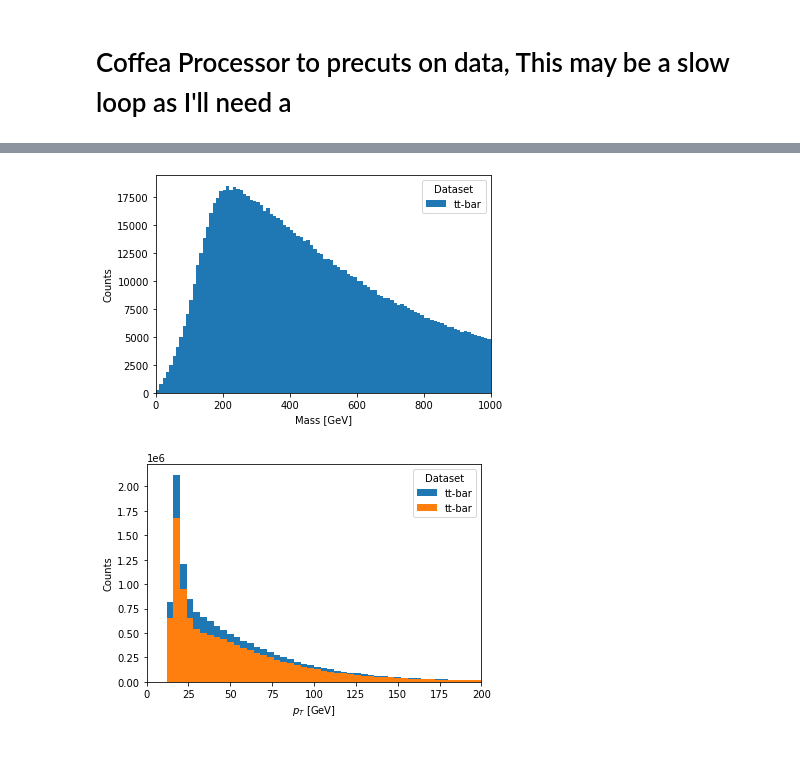
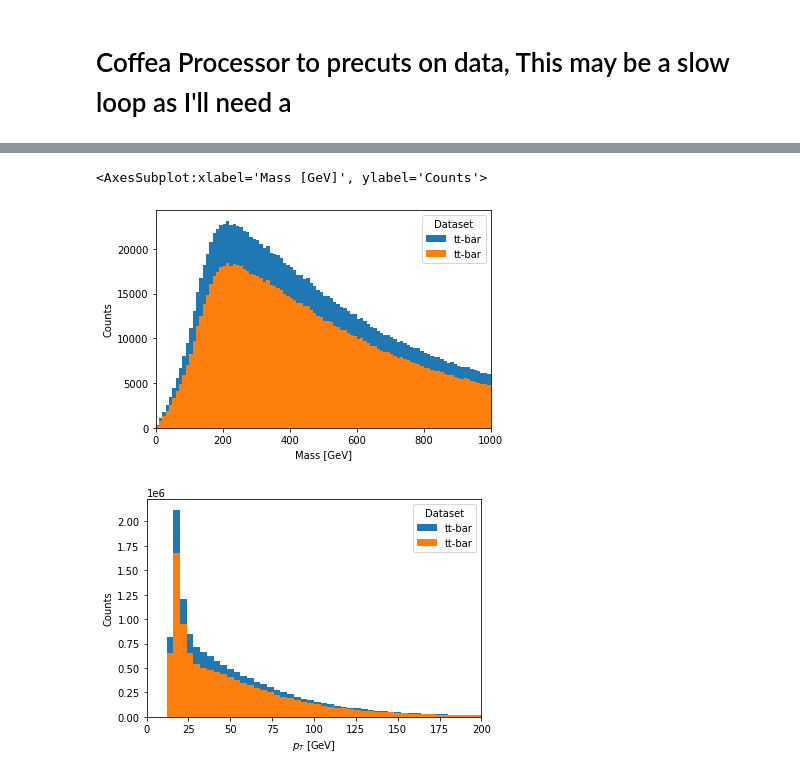
Before and after one commit to zshelton2015/Top_Tag_Repo, a Jupyter notebook: M3_Reconstruction.ipynb, the cells around one changed output, grey strips where cells are left out. Cells and saved outputs as stored; diff of their text form; code cells hidden in the pictures.

```diff
--- a/M3_Reconstruction.ipynb
+++ b/M3_Reconstruction.ipynb
@@ -198,7 +217,8 @@ class JetPreProcess(processor.ProcessorABC):
             'jet_eta':processor.column_accumulator(np.ndarray(shape=(1,8))),
             'jet_pt':processor.column_accumulator(np.ndarray(shape=(1,8))),
             'jet_mass':processor.column_accumulator(np.ndarray(shape=(1,8))),
-            'genjet_id':processor.column_accumulator(np.ndarray(shape=(1,8)))
+            'genjet_id':processor.column_accumulator(np.ndarray(shape=(1,8))),
+            'pdgId':processor.column_accumulator(np.ndarray(shape=(1,8)))
         }
         )
 
@@ -237,6 +257,7 @@ class JetPreProcess(processor.ProcessorABC):
         output['jet_phi']+=processor.column_accumulator(np.array(ak.to_numpy(ak.pad_none(f_events.Jet.phi,8,clip=True))))
         output['jet_eta']+=processor.column_accumulator(np.array(ak.to_numpy(ak.pad_none(f_events.Jet.eta,8,clip=True))))
         output['genjet_id']+=processor.column_accumulator(np.array(ak.to_numpy(ak.pad_none(f_events.GenJet.partonFlavour,8,clip=True))))
+        output['pdgId']+=processor.column_accumulator(np.array(ak.to_numpy(ak.pad_none(f_events.GenPart.pdgId,8,clip=True))))
         return output
 
     def postprocess(self, accumulator):
@@ -266,10 +322,11 @@ events.GenJet.partonFlavour
 # %%
 import coffea.hist as hist
 import matplotlib.pyplot as plt
-#hist.plot1d(outputData['pre-cuts_M3'],overlay='dataset',stack=True)
-plt = hist.plot1d(outputData['post-cuts_M3'],overlay='dataset',stack=True)
+hist.plot1d(outputData['pre-cuts_M3'],overlay='dataset',stack=True)
+hist.plot1d(outputData['post-cuts_M3'],overlay='dataset',stack=True)
 # %% [output]
+<AxesSubplot:xlabel='Mass [GeV]', ylabel='Counts'>
-[figure, old version]
+[figure, new version]
 # %%
 import coffea.hist as hist
 import matplotlib.pyplot as plt
```
Also changed, not shown: parts of 15 cells of this notebook, 1 other file.
